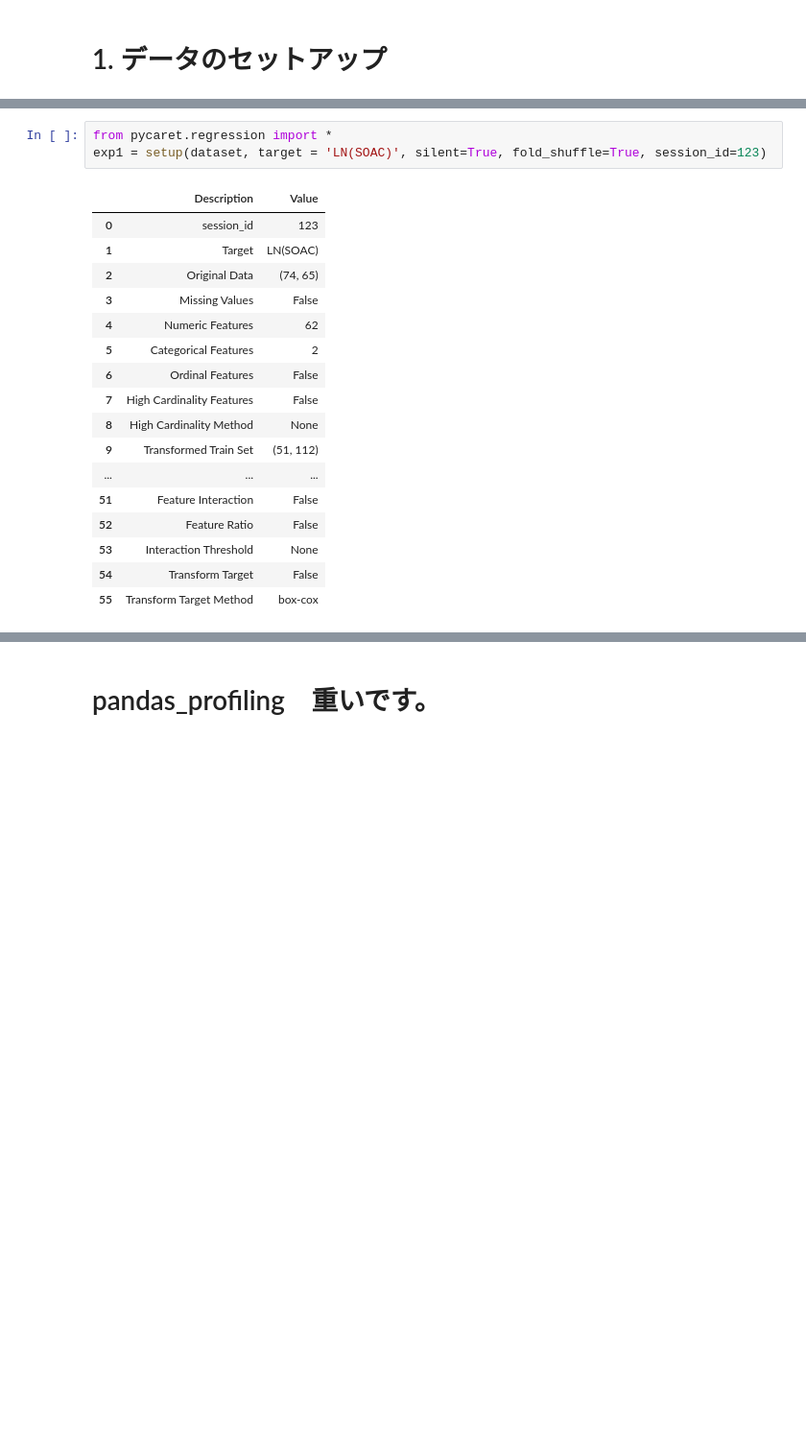
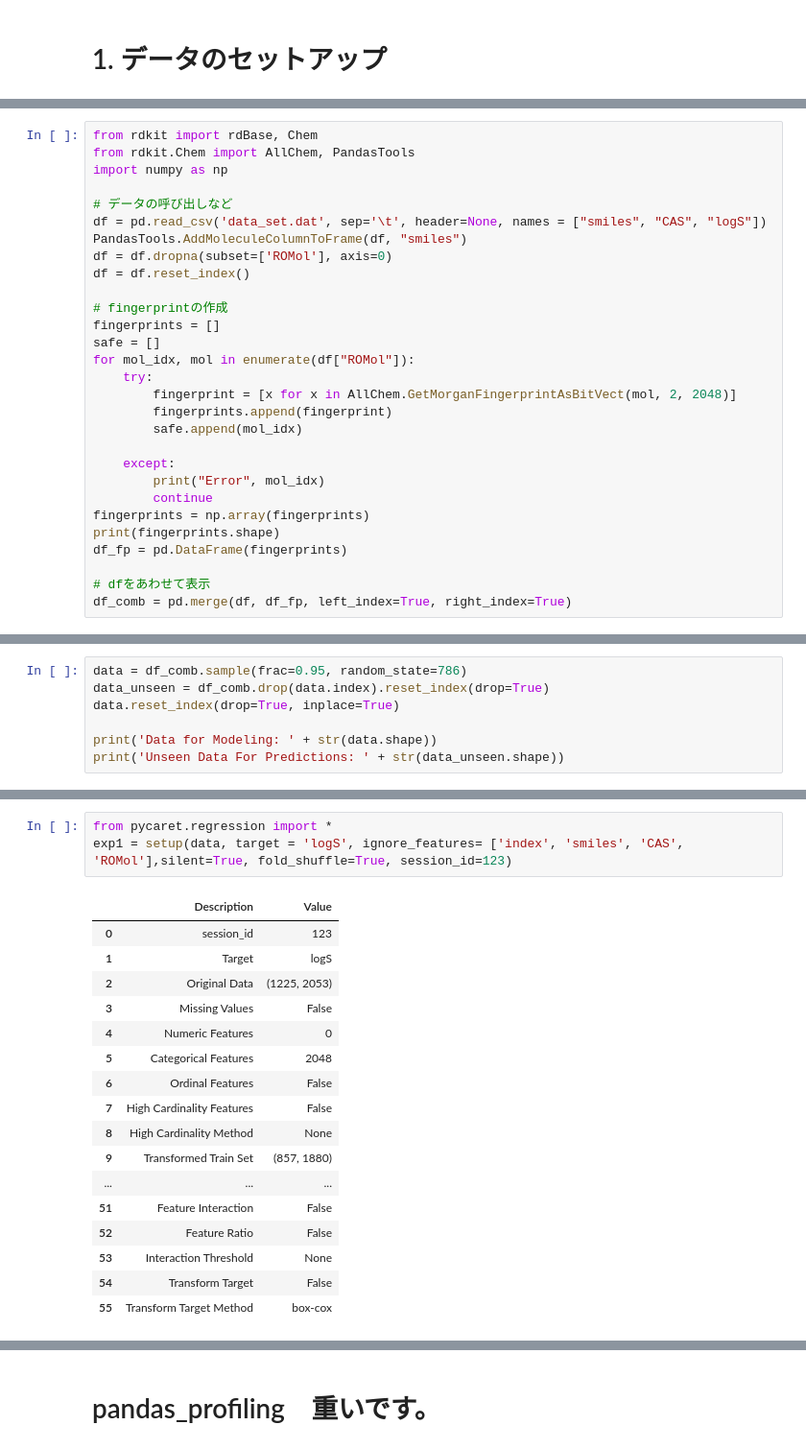
Before and after one commit to chemoinformatics-lecture/lecture-beginner, a Jupyter notebook: lesson07_automl/lecture_note_regression_colab.ipynb, the cells around one changed output, grey strips where cells are left out. Shown at 96% size. Cells and saved outputs as stored; diff of their text form; blank space fills up the shorter version.

```diff
--- a/lesson07_automl/lecture_note_regression_colab.ipynb
+++ b/lesson07_automl/lecture_note_regression_colab.ipynb
@@ -87,0 +120,29 @@ dataset.head()
+# %%
+from rdkit import rdBase, Chem
+from rdkit.Chem import AllChem, PandasTools
+import numpy as np
+
+# データの呼び出しなど
+df = pd.read_csv('data_set.dat', sep='\t', header=None, names = ["smiles", "CAS", "logS"])
+PandasTools.AddMoleculeColumnToFrame(df, "smiles")
+df = df.dropna(subset=['ROMol'], axis=0)
+df = df.reset_index()
+
+# fingerprintの作成
+fingerprints = []
+safe = []
+for mol_idx, mol in enumerate(df["ROMol"]):
+    try:
+        fingerprint = [x for x in AllChem.GetMorganFingerprintAsBitVect(mol, 2, 2048)]
+        fingerprints.append(fingerprint)
+        safe.append(mol_idx)
+
+    except:
+        print("Error", mol_idx)
+        continue
+fingerprints = np.array(fingerprints)
+print(fingerprints.shape)
+df_fp = pd.DataFrame(fingerprints)
+
+# dfをあわせて表示
+df_comb = pd.merge(df, df_fp, left_index=True, right_index=True)
@@ -87,0 +164,7 @@ dataset.head()
+# %%
+data = df_comb.sample(frac=0.95, random_state=786)
+data_unseen = df_comb.drop(data.index).reset_index(drop=True)
+data.reset_index(drop=True, inplace=True)
+
+print('Data for Modeling: ' + str(data.shape))
+print('Unseen Data For Predictions: ' + str(data_unseen.shape))
@@ -88,18 +174,18 @@ dataset.head()
 # %%
 from pycaret.regression import *
-exp1 = setup(dataset, target = 'LN(SOAC)', silent=True, fold_shuffle=True, session_id=123)
+exp1 = setup(data, target = 'logS', ignore_features= ['index', 'smiles', 'CAS', 'ROMol'],silent=True, fold_shuffle=True, session_id=123)
 # %% [output]
 |  | Description | Value |
 | 0 | session_id | 123 |
-| 1 | Target | LN(SOAC) |
-| 2 | Original Data | (74, 65) |
+| 1 | Target | logS |
+| 2 | Original Data | (1225, 2053) |
 | 3 | Missing Values | False |
-| 4 | Numeric Features | 62 |
-| 5 | Categorical Features | 2 |
+| 4 | Numeric Features | 0 |
+| 5 | Categorical Features | 2048 |
 | 6 | Ordinal Features | False |
 | 7 | High Cardinality Features | False |
 | 8 | High Cardinality Method | None |
-| 9 | Transformed Train Set | (51, 112) |
+| 9 | Transformed Train Set | (857, 1880) |
 | ... | ... | ... |
 | 51 | Feature Interaction | False |
 | 52 | Feature Ratio | False |
```
Also changed, not shown: parts of 24 cells of this notebook.
